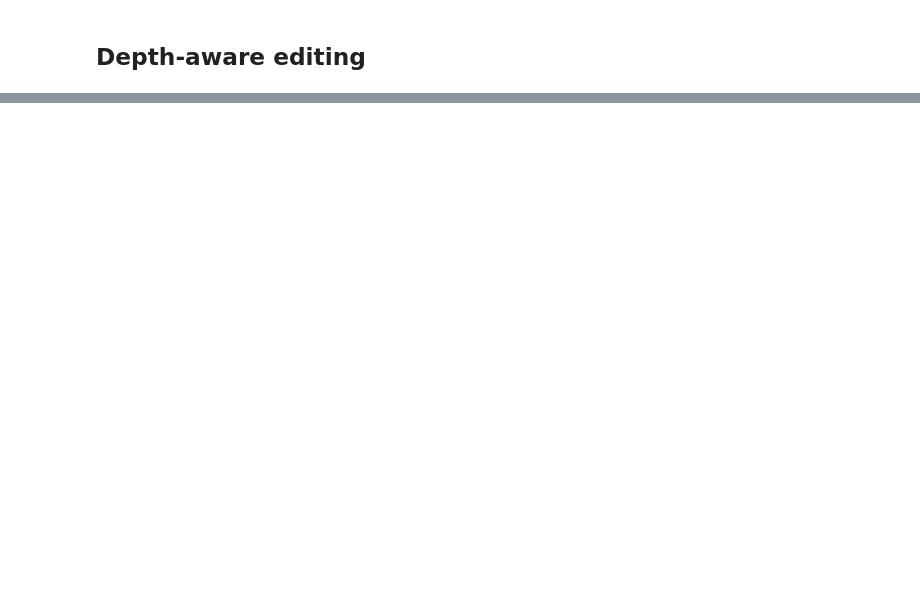
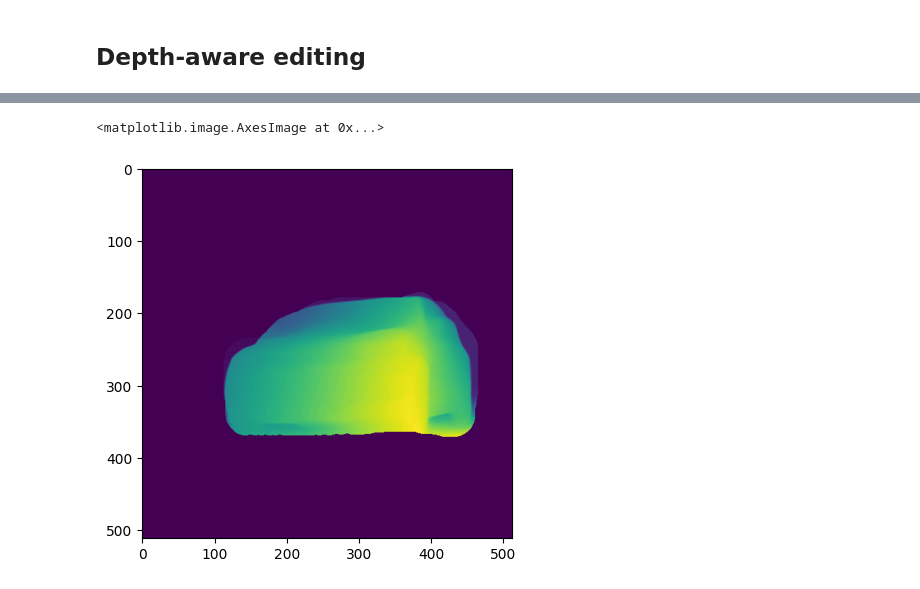
Before and after one commit to SaturnTsen/Flow-DLE, a Jupyter notebook: rotate.ipynb, the cells around one changed output, grey strips where cells are left out. Drawn from its saved outputs; the diff is of its cells as text; code cells hidden in the pictures; blank space fills up the shorter version.

```diff
--- a/rotate.ipynb
+++ b/rotate.ipynb
@@ -212,0 +230,32 @@ Total parameters: 335.32M
+# %%
+# 1. 构造 SE(3)
+rel = editor_output["relative"]
+T = pose_to_SE3(
+    rel["translation"]["x"],
+    rel["translation"]["y"],
+    rel["translation"]["z"],
+    rel["rotation"]["roll"],
+    rel["rotation"]["pitch"],
+    rel["rotation"]["yaw"],
+)
+H, W = depth_map.shape
+f = max(H, W)          # 或者 0.8 * max(H, W)
+
+K = np.array([
+    [f, 0, W / 2],
+    [0, f, H / 2],
+    [0, 0, 1]
+], dtype=np.float32)
+# 2. depth -> 3D
+P, xs, ys = depth_to_points(depth_map, mask, K)
+
+# 3. apply transform
+P_new = apply_SE3(P, T)
+
+# 4. project back to depth
+new_depth_map = points_to_depth(P_new, xs, ys, depth_map.shape)
+# %%
+plt.imshow(new_depth_map)
+# %% [output]
+<matplotlib.image.AxesImage at 0x...>
+[figure, added]
```
Also changed, not shown: parts of 11 cells of this notebook, 5 other files.
